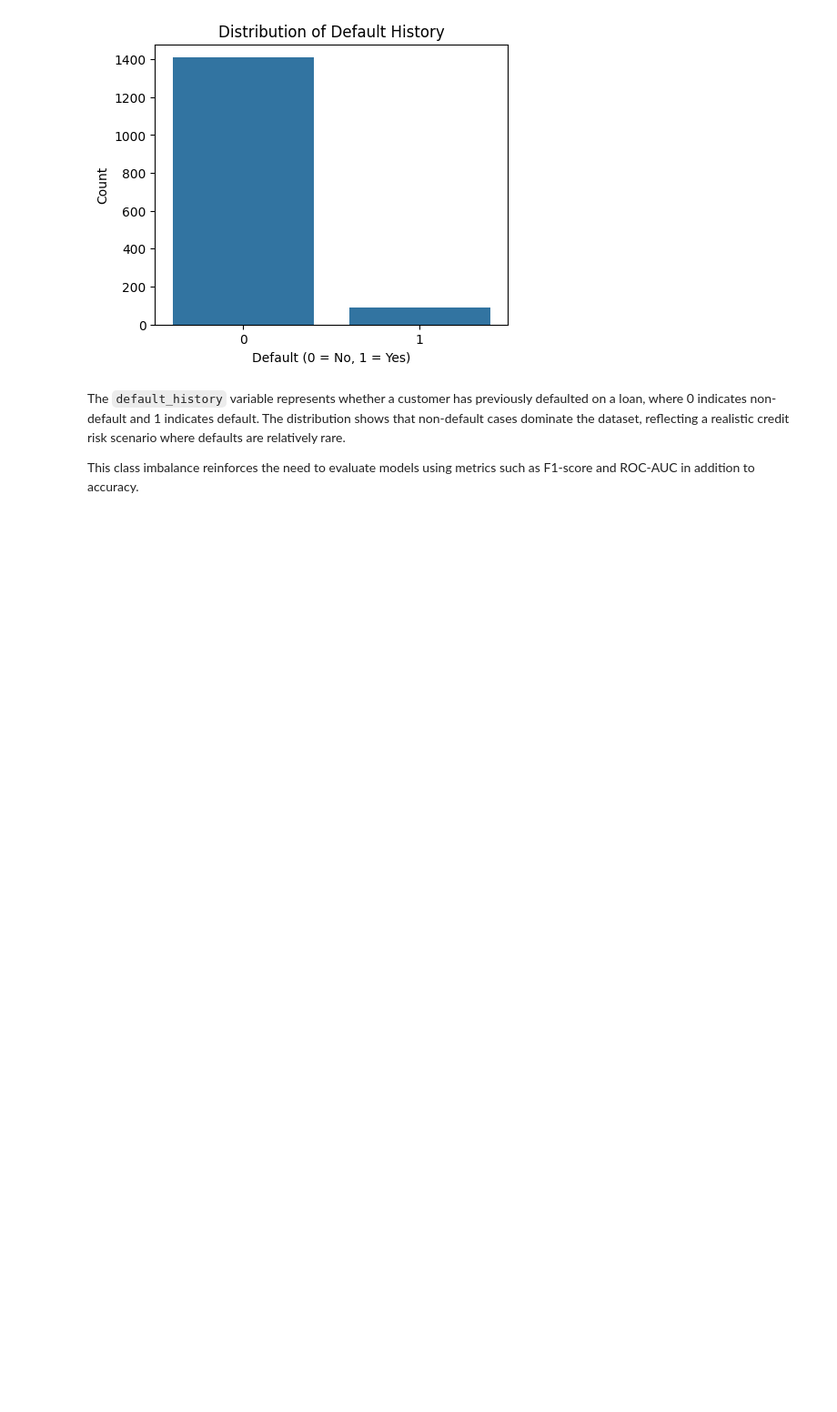
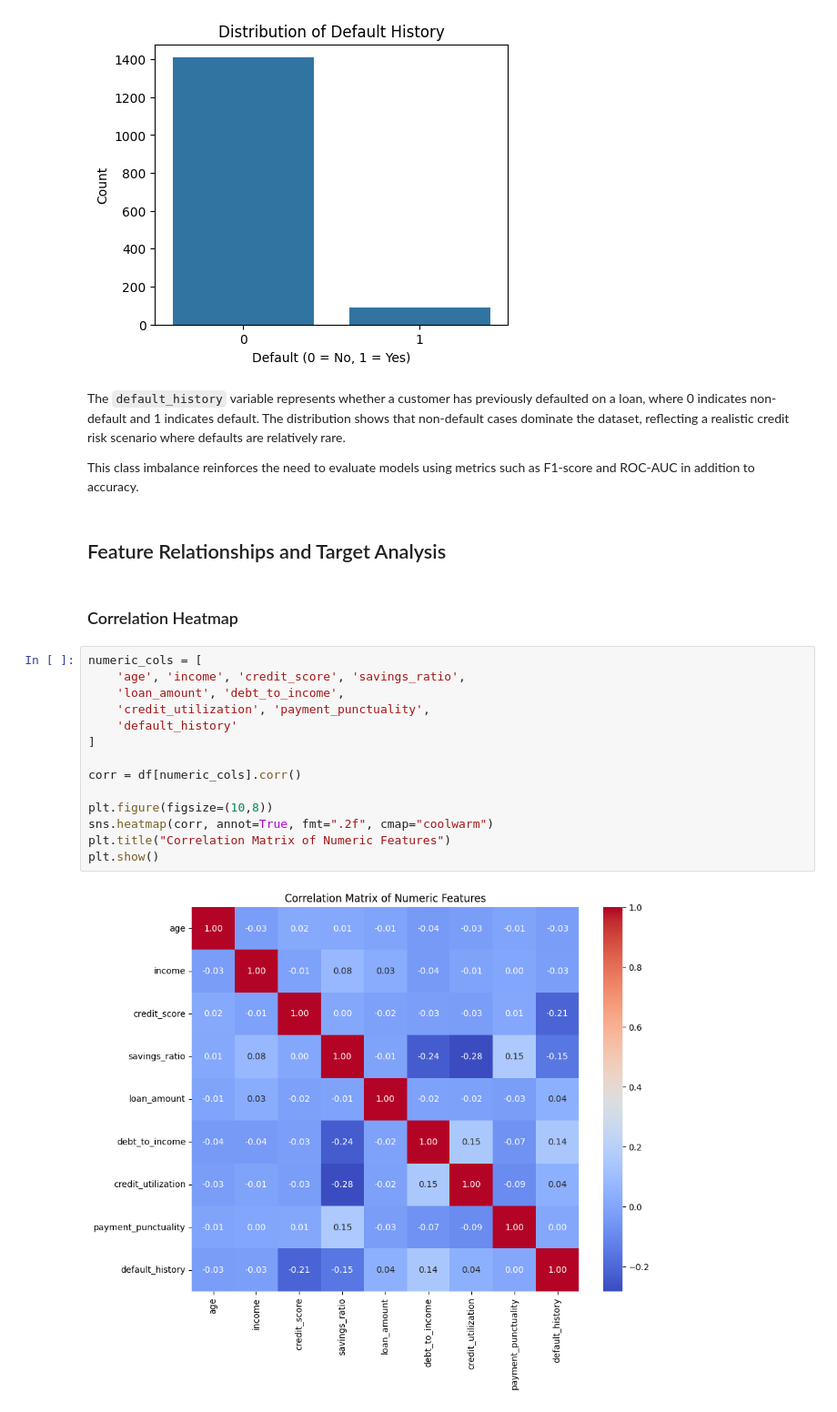
Before and after one commit to ShuHuiK/WIE3007_Group_Assignment, a Jupyter notebook: eda_decision_tree.ipynb, the cells around one changed output. Shown at 91% size. Drawn from its saved outputs; the diff is of its cells as text; blank space fills up the shorter version.

Commit message:
Analyze feature relationships and correlations with default risk

```diff
--- a/eda_decision_tree.ipynb
+++ b/eda_decision_tree.ipynb
@@ -204,3 +204,23 @@ plt.show()
 The `default_history` variable represents whether a customer has previously defaulted on a loan, where 0 indicates non-default and 1 indicates default. The distribution shows that non-default cases dominate the dataset, reflecting a realistic credit risk scenario where defaults are relatively rare.
 
 This class imbalance reinforces the need to evaluate models using metrics such as F1-score and ROC-AUC in addition to accuracy.
+# %% [markdown]
+## Feature Relationships and Target Analysis
+# %% [markdown]
+### Correlation Heatmap
+# %%
+numeric_cols = [
+    'age', 'income', 'credit_score', 'savings_ratio',
+    'loan_amount', 'debt_to_income',
+    'credit_utilization', 'payment_punctuality',
+    'default_history'
+]
+
+corr = df[numeric_cols].corr()
+
+plt.figure(figsize=(10,8))
+sns.heatmap(corr, annot=True, fmt=".2f", cmap="coolwarm")
+plt.title("Correlation Matrix of Numeric Features")
+plt.show()
+# %% [output]
+[figure, added]
```
Also changed, not shown: parts of 12 cells of this notebook.
